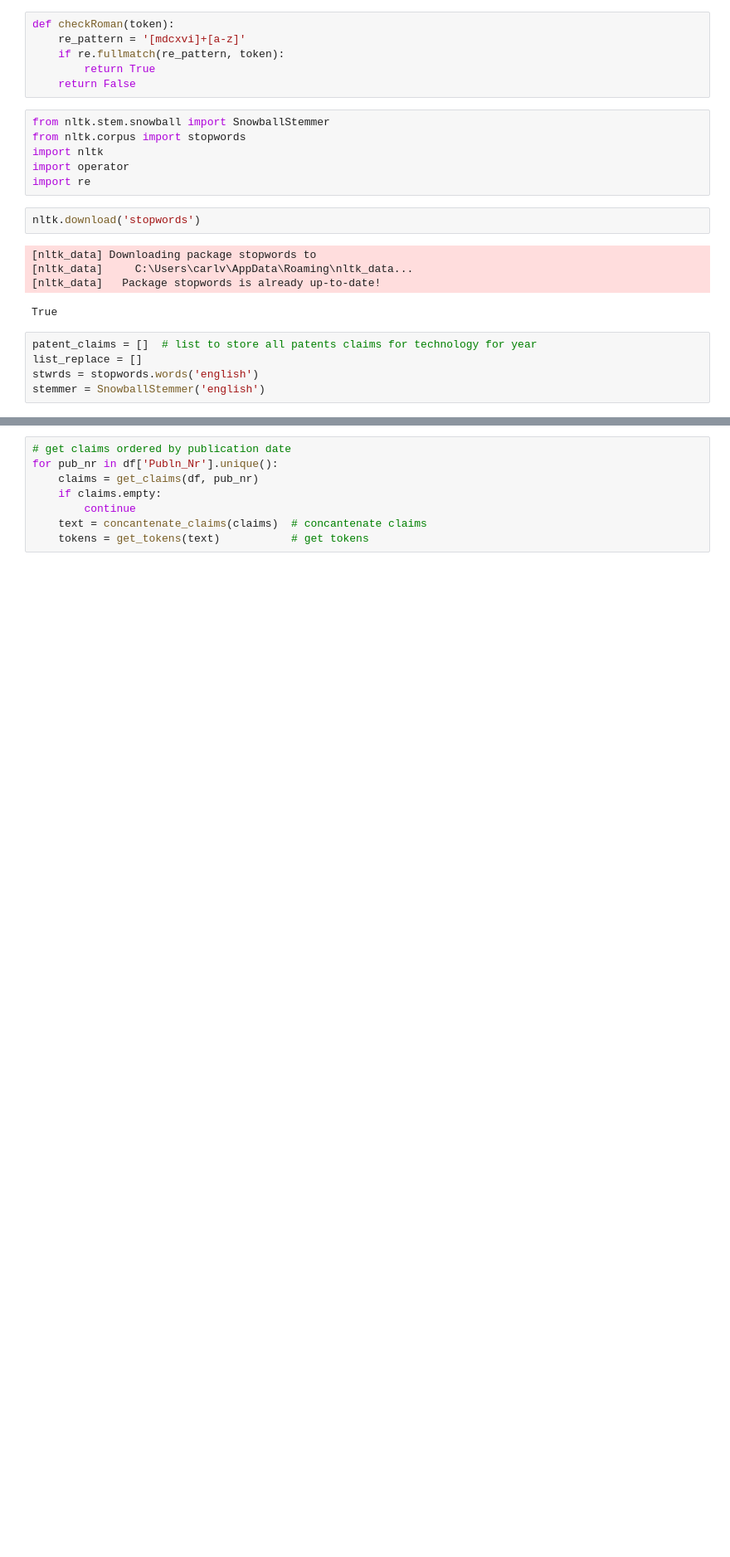
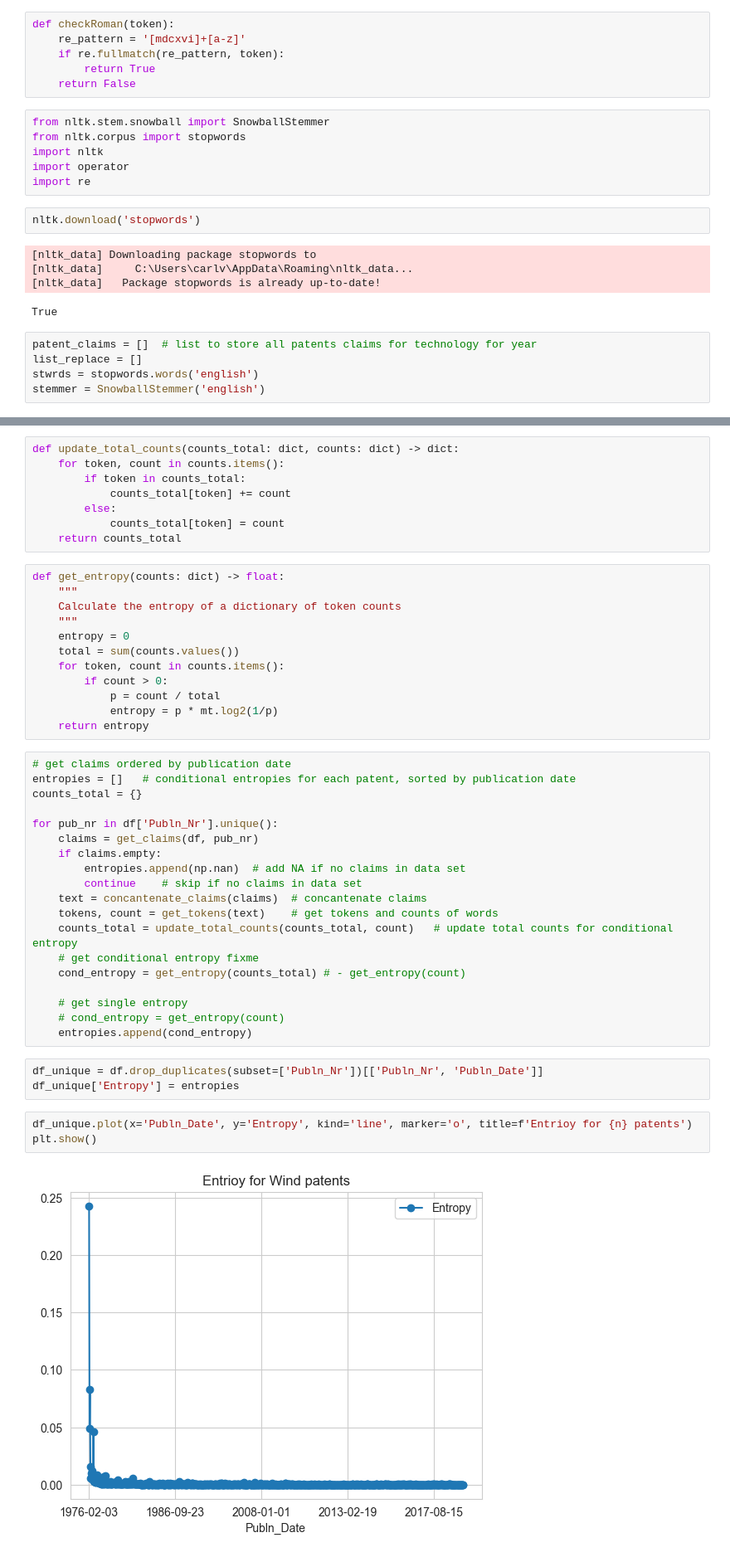
Before and after one commit to cvonholly/technology_complexity, a Jupyter notebook: USPTO_analysis.ipynb, the cells around one changed output, grey strips where cells are left out. Shown at 83% size. Drawn from its saved outputs; the diff is of its cells as text; blank space fills up the shorter version.

Commit message:
measure and plot total entropy #1

```diff
--- a/USPTO_analysis.ipynb
+++ b/USPTO_analysis.ipynb
@@ -90,8 +89,47 @@ voc_sorted[:10]
+# %%
+def update_total_counts(counts_total: dict, counts: dict) -> dict:
+    for token, count in counts.items():
+        if token in counts_total:
+            counts_total[token] += count
+        else:
+            counts_total[token] = count
+    return counts_total
+# %%
+def get_entropy(counts: dict) -> float:
+    """
+    Calculate the entropy of a dictionary of token counts
+    """
+    entropy = 0
+    total = sum(counts.values())
+    for token, count in counts.items():
+        if count > 0:
+            p = count / total
+            entropy = p * mt.log2(1/p)
+    return entropy
 # %%
 # get claims ordered by publication date
+entropies = []   # conditional entropies for each patent, sorted by publication date
+counts_total = {}
+
 for pub_nr in df['Publn_Nr'].unique():
     claims = get_claims(df, pub_nr)
     if claims.empty:
-        continue
+        entropies.append(np.nan)  # add NA if no claims in data set
+        continue    # skip if no claims in data set
     text = concantenate_claims(claims)  # concantenate claims
-    tokens = get_tokens(text)           # get tokens
+    tokens, count = get_tokens(text)    # get tokens and counts of words
+    counts_total = update_total_counts(counts_total, count)   # update total counts for conditional entropy
+    # get conditional entropy fixme
+    cond_entropy = get_entropy(counts_total) # - get_entropy(count)
+
+    # get single entropy
+    # cond_entropy = get_entropy(count)
+    entropies.append(cond_entropy)
+# %%
+df_unique = df.drop_duplicates(subset=['Publn_Nr'])[['Publn_Nr', 'Publn_Date']]
+df_unique['Entropy'] = entropies
+# %%
+df_unique.plot(x='Publn_Date', y='Entropy', kind='line', marker='o', title=f'Entrioy for {n} patents')
+plt.show()
+# %% [output]
+[figure, added]
```
Also changed, not shown: parts of 9 cells of this notebook.
